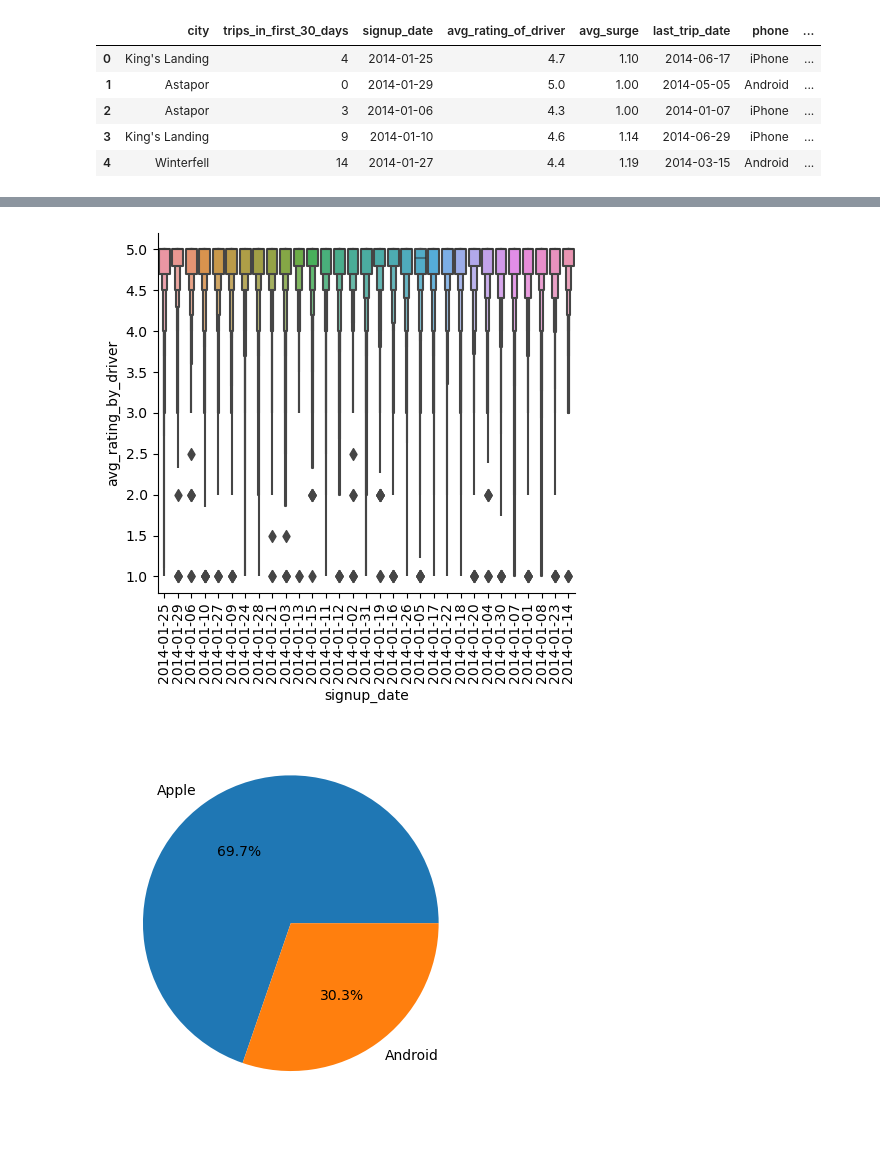
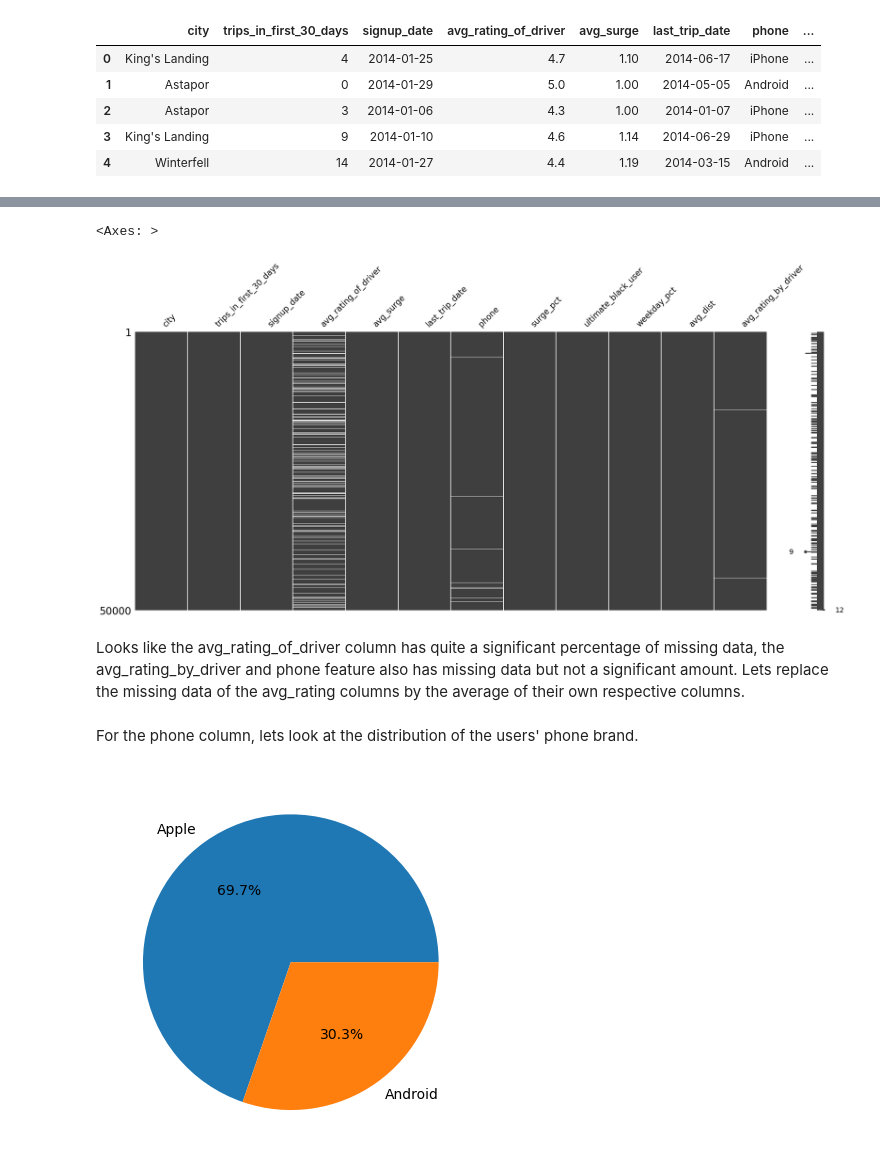
Before and after one commit to Wallace-Fang/TakeHomeChallenge1, a Jupyter notebook: Untitled.ipynb, the cells around one changed output, grey strips where cells are left out. Saved outputs shown, nothing was run; the diff lists cells and outputs as text; code cells hidden in the pictures; blank space fills up the shorter version.

```diff
--- a/Untitled.ipynb
+++ b/Untitled.ipynb
@@ -158,6 +194,0 @@ Name: avg_rating_by_driver, dtype: float64
-# %%
-sns.catplot(data=data_df, x="signup_date", y="avg_rating_by_driver", kind='boxen')
-plt.xticks(rotation=90)
-plt.tight_layout()
-# %% [output]
-[figure, removed]
@@ -167 +195,11 @@ data_df['avg_rating_by_driver'].fillna(data_df['avg_rating_by_driver'].mean() ,
+# %%
+#Lets check for any columns with missing data
+msno.matrix(data_df)
+# %% [output]
+<Axes: >
+[figure, added]
+# %% [markdown]
+Looks like the avg_rating_of_driver column has quite a significant percentage of missing data, the avg_rating_by_driver and phone feature also has missing data but not a significant amount. Lets replace the missing data of the avg_rating columns by the average of their own respective columns.
+# %% [markdown]
+For the phone column, lets look at the distribution of the users' phone brand.
 # %%
```
Also changed, not shown: parts of 66 cells of this notebook.
